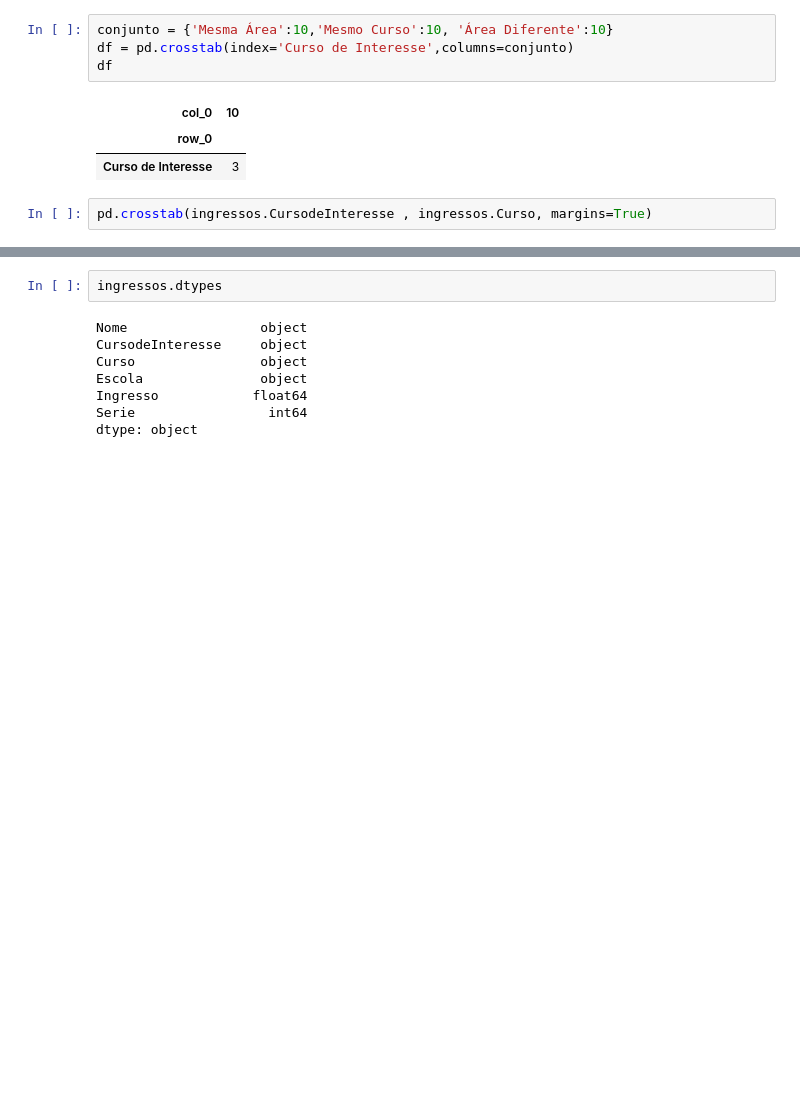
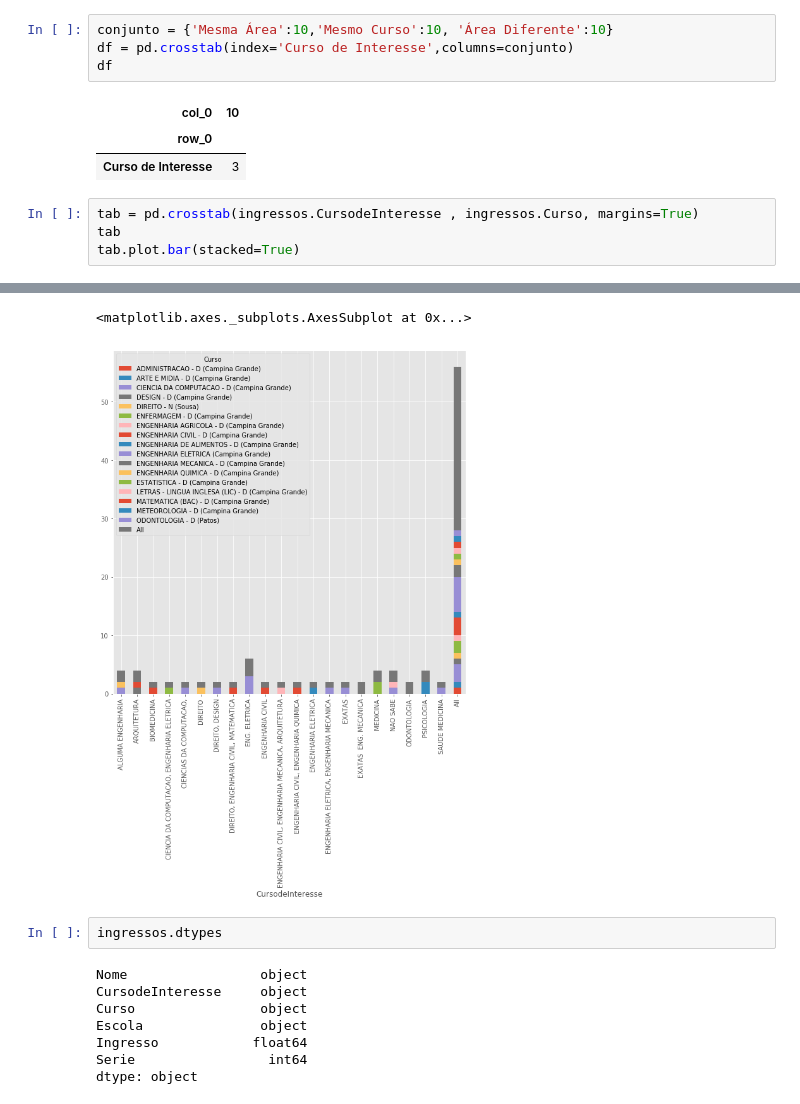
Before and after one commit to hectorhm/pracaAnalytics, a Jupyter notebook: Analise2016.ipynb, the cells around one changed output, grey strips where cells are left out. Cells and saved outputs as stored; diff of their text form; blank space fills up the shorter version.

Commit message:
Grafico crosstable

```diff
--- a/Analise2016.ipynb
+++ b/Analise2016.ipynb
@@ -110,5 +110,7 @@ df
 | row_0 |  |
 | Curso de Interesse | 3 |
 # %%
-pd.crosstab(ingressos.CursodeInteresse , ingressos.Curso, margins=True)
+tab = pd.crosstab(ingressos.CursodeInteresse , ingressos.Curso, margins=True)
+tab
+tab.plot.bar(stacked=True)
 # %% [output]
@@ -133,3 +117,5 @@ pd.crosstab(ingressos.CursodeInteresse , ingressos.Curso, margins=True)
+<matplotlib.axes._subplots.AxesSubplot at 0x...>
+[figure, added]
 # %%
 ingressos.dtypes
 # %% [output]
```
Also changed, not shown: parts of 6 cells of this notebook.
